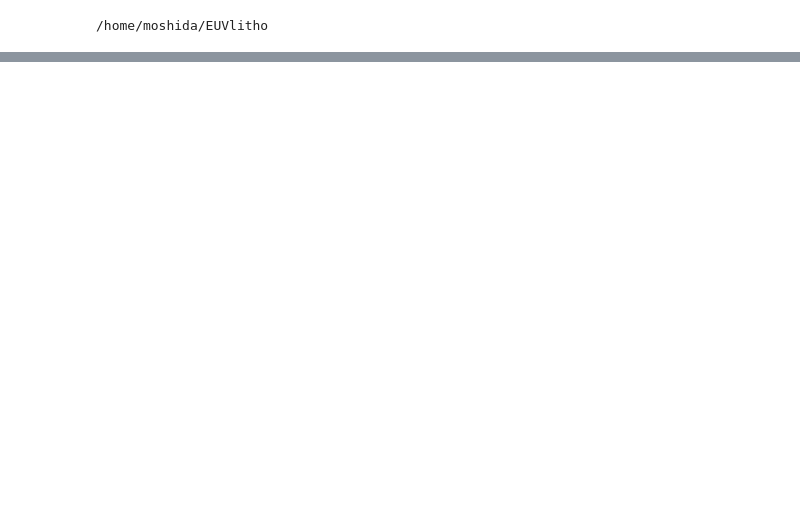
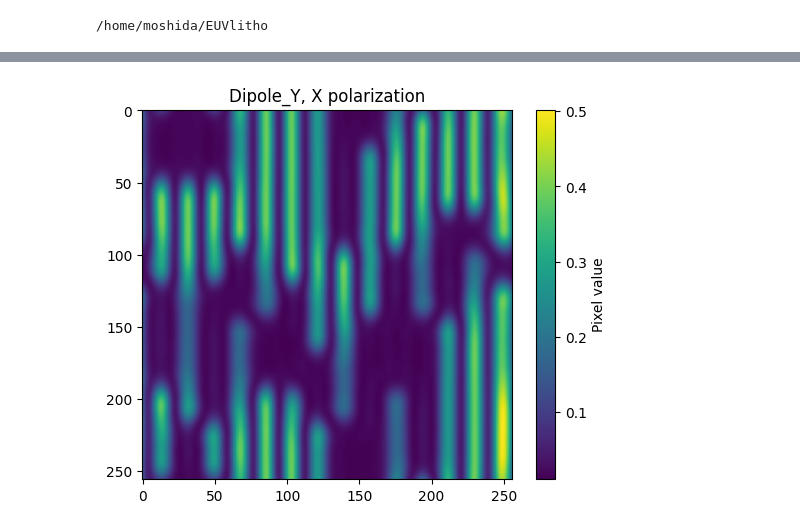
Before and after one commit to takahashi-edalab/EUVlitho, a Jupyter notebook: notebooks/abbe.ipynb, the cells around one changed output, grey strips where cells are left out. Saved outputs shown, nothing was run; the diff lists cells and outputs as text; code cells hidden in the pictures; blank space fills up the shorter version.

```diff
--- a/notebooks/abbe.ipynb
+++ b/notebooks/abbe.ipynb
@@ -34,0 +62,20 @@ plt.show()
+# %%
+
+from elitho.intensity import intensity
+from elitho import const
+
+intensity_map = intensity(
+    mask,
+    const.PolarizationDirection.X,
+    const.IlluminationType.DIPOLE_Y,
+    is_high_na=const.is_high_na,
+)
+# %%
+# Dipole_Y
+from matplotlib import pyplot as plt
+plt.imshow(intensity_map)
+plt.title("Dipole_Y, X polarization")
+plt.colorbar(label="Pixel value")
+plt.show()
+# %% [output]
+[figure, added]
```
Also changed, not shown: parts of 12 cells of this notebook, 9 other files.
